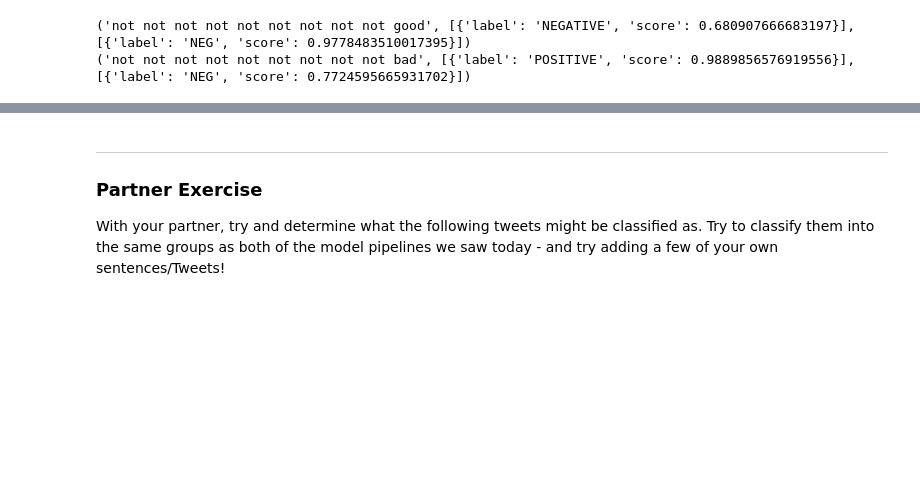
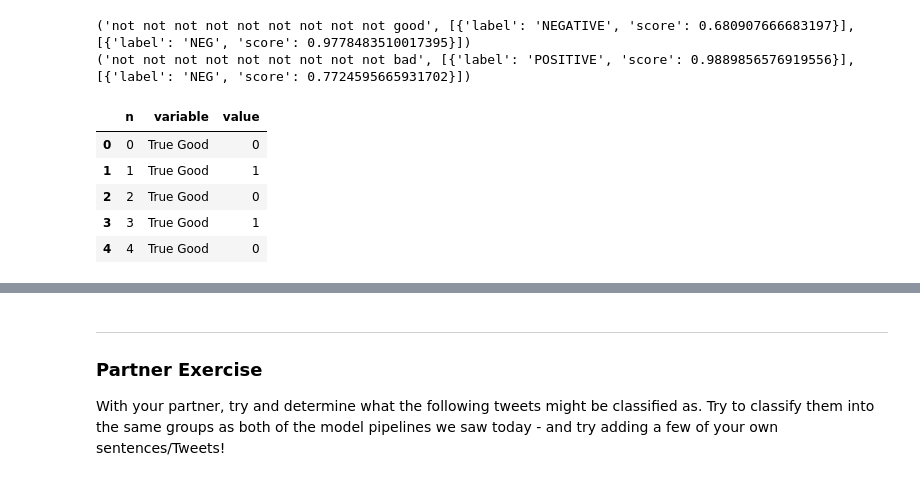
Before and after one commit to ddealwis09/FourthBrain, a Jupyter notebook: assignments/week-02-twitter-sentiment-analysis/nb/analyze-sentiment-twitter.ipynb, the cells around one changed output, grey strips where cells are left out. Cells and saved outputs as stored; diff of their text form; code cells hidden in the pictures; blank space fills up the shorter version.

```diff
--- a/assignments/week-02-twitter-sentiment-analysis/nb/analyze-sentiment-twitter.ipynb
+++ b/assignments/week-02-twitter-sentiment-analysis/nb/analyze-sentiment-twitter.ipynb
@@ -349,0 +377,10 @@ print(negation(9,"bad"))
+# %%
+df_melted = pd.melt(df_good, id_vars=['n'], value_vars=['True Good', 'DistPred', 'BertPred'])
+df_melted.head()
+# %% [output]
+|  | n | variable | value |
+| 0 | 0 | True Good | 0 |
+| 1 | 1 | True Good | 1 |
+| 2 | 2 | True Good | 0 |
+| 3 | 3 | True Good | 1 |
+| 4 | 4 | True Good | 0 |
```
Also changed, not shown: parts of 11 cells of this notebook.
